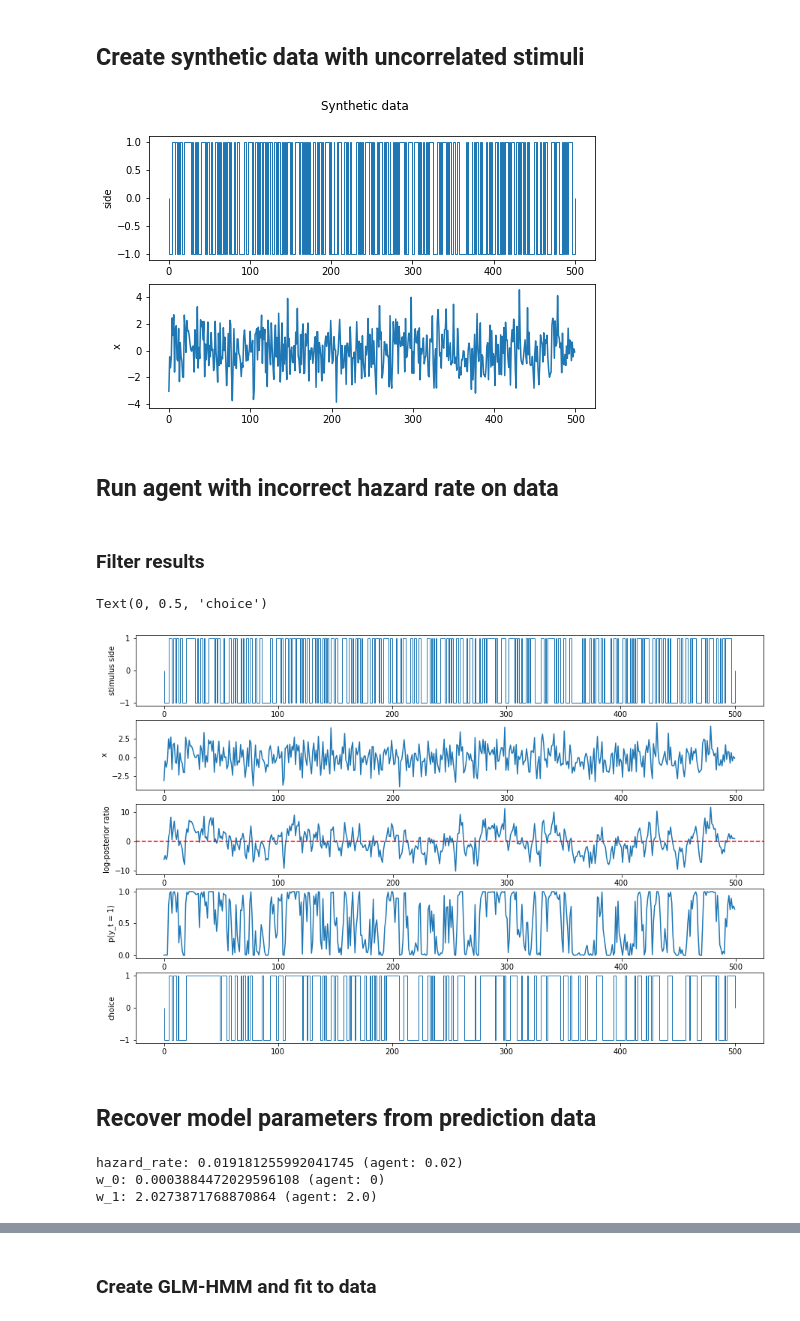
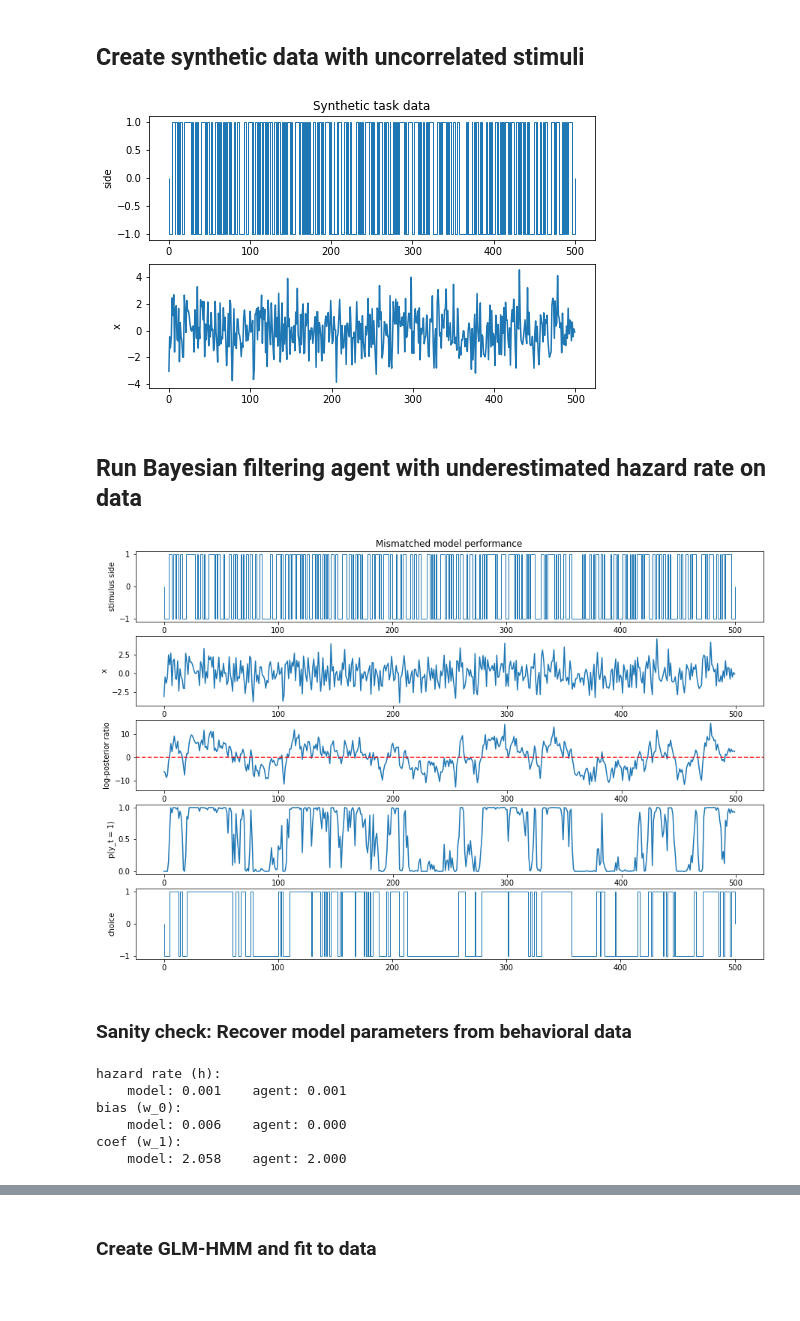
Before and after one commit to conormcgrory/brainstate_dm, a Jupyter notebook: notebooks/03a_mismatch_glaze.ipynb, the cells around one changed output, grey strips where cells are left out. Drawn from its saved outputs; the diff is of its cells as text; code cells hidden in the pictures; blank space fills up the shorter version.

Commit message:
Finished model mismatch notebook for Glaze task

```diff
--- a/notebooks/03a_mismatch_glaze.ipynb
+++ b/notebooks/03a_mismatch_glaze.ipynb
@@ -16,8 +28,13 @@ rng = default_rng(999)
 # %% [markdown]
 ## Create synthetic data with uncorrelated stimuli
 # %%
-n_trials = 5000
+# Number of trials to sample
+n_trials = 8000
+
+# Hazard rate of 0.5 reduces Glaze task to Bernoulli process
 h_true = 0.5
+
+# Gaussian noise added to stimulus for observation
 noise_true = 1.0
 
 task = GlazeTask(hazard_rate=h_true, noise=noise_true, rng=rng)
@@ -25,18 +42,18 @@ s, x = task.sample_trials(n_trials)
 # %%
 idx = np.s_[0:500]
 
 (fig, ax) = plt.subplots(2, 1, figsize=(8, 5))
 
 ax[0].stairs(s[idx])
 ax[0].set_ylabel('side')
 
 ax[1].plot(x[idx])
 ax[1].set_ylabel('x')
 
-fig.suptitle('Synthetic data');
+ax[0].set_title('Synthetic task data');
 # %% [output]
-[figure, old version]
+[figure, new version]
 # %% [markdown]
-## Run agent with incorrect hazard rate on data
+## Run Bayesian filtering agent with underestimated hazard rate on data
 # %%
 # Incorrect value for hazard rate
@@ -54,8 +71,6 @@ y, r = opt_agent.sample(x, return_r=True)
 
 # Compute choice probability from decision function
 p = expit(r)
-# %% [markdown]
-### Filter results
 # %%
 idx = np.s_[0:500]
 
@@ -76,8 +91,9 @@ ax[3].set_ylabel('p(y_t = 1)')
 
 ax[4].stairs(y[idx])
 ax[4].set_ylabel('choice')
+
+ax[0].set_title('Mismatched model performance');
 # %% [output]
-Text(0, 0.5, 'choice')
-[figure, old version]
+[figure, new version]
 # %% [markdown]
-## Recover model parameters from prediction data
+### Sanity check: Recover model parameters from behavioral data
@@ -88,10 +100,20 @@ model.fit(x, y)
-# %%
-# Print parameters of fit model
-print(f'hazard_rate: {model.h} (agent: {h_agent})')
-print(f'w_0: {model.w_0} (agent: {w0_true})')
-print(f'w_1: {model.w_1} (agent: {w1_true})')
-# %% [output]
-hazard_rate: 0.019181255992041745 (agent: 0.02)
-w_0: 0.0003884472029596108 (agent: 0)
-w_1: 2.0273871768870864 (agent: 2.0)
+# %%
+# Fit model to preductions from optimal model
+model = GlazeModel()
+model.fit(x, y)
+
+# Print parameters of fit model
+print('hazard rate (h):')
+print(f'    model: {model.h:.3f}    agent: {agent.h:.3f}')
+print('bias (w_0):')
+print(f'    model: {model.w_0:.3f}    agent: {agent.w_0:.3f}')
+print('coef (w_1):')
+print(f'    model: {model.w_1:.3f}    agent: {agent.w_1:.3f}')
+# %% [output]
+hazard rate (h):
+    model: 0.001    agent: 0.001
+bias (w_0):
+    model: 0.006    agent: 0.000
+coef (w_1):
+    model: 2.058    agent: 2.000
 # %% [markdown]
```
Also changed, not shown: parts of 17 cells of this notebook.
